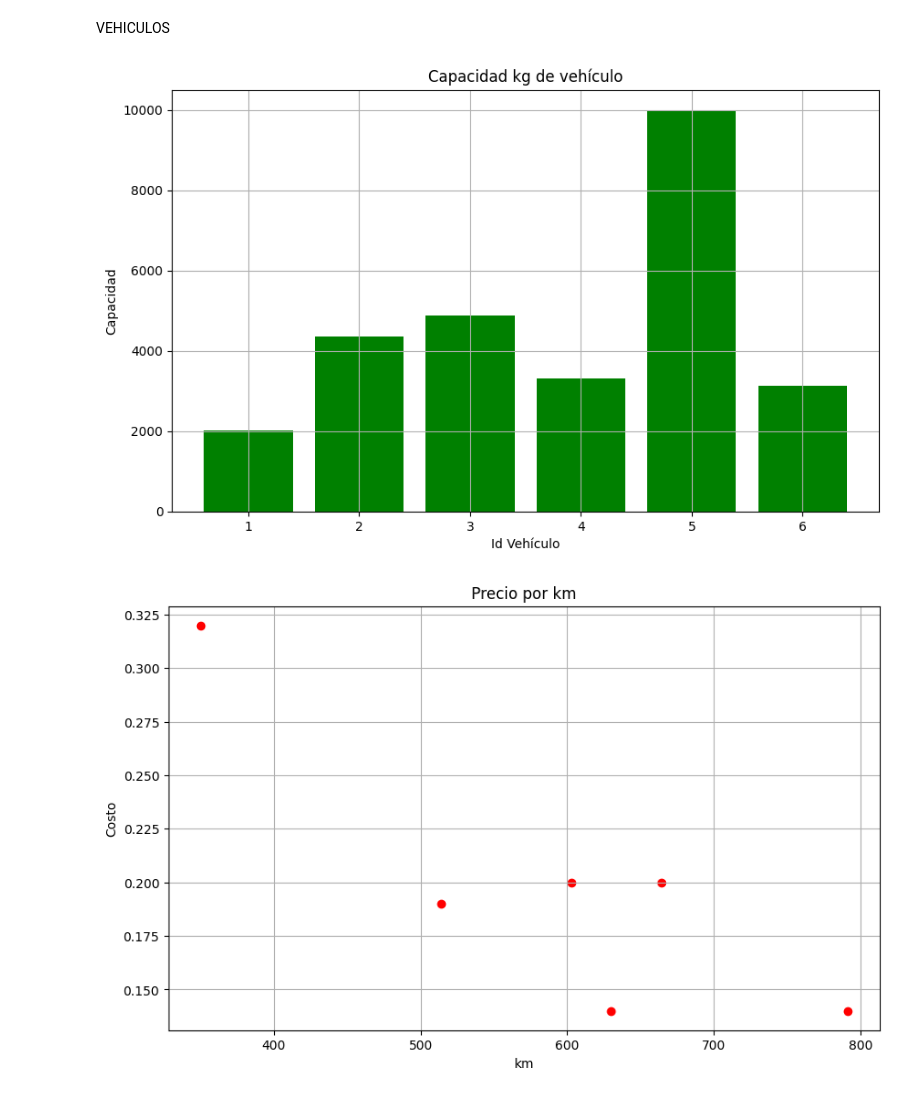
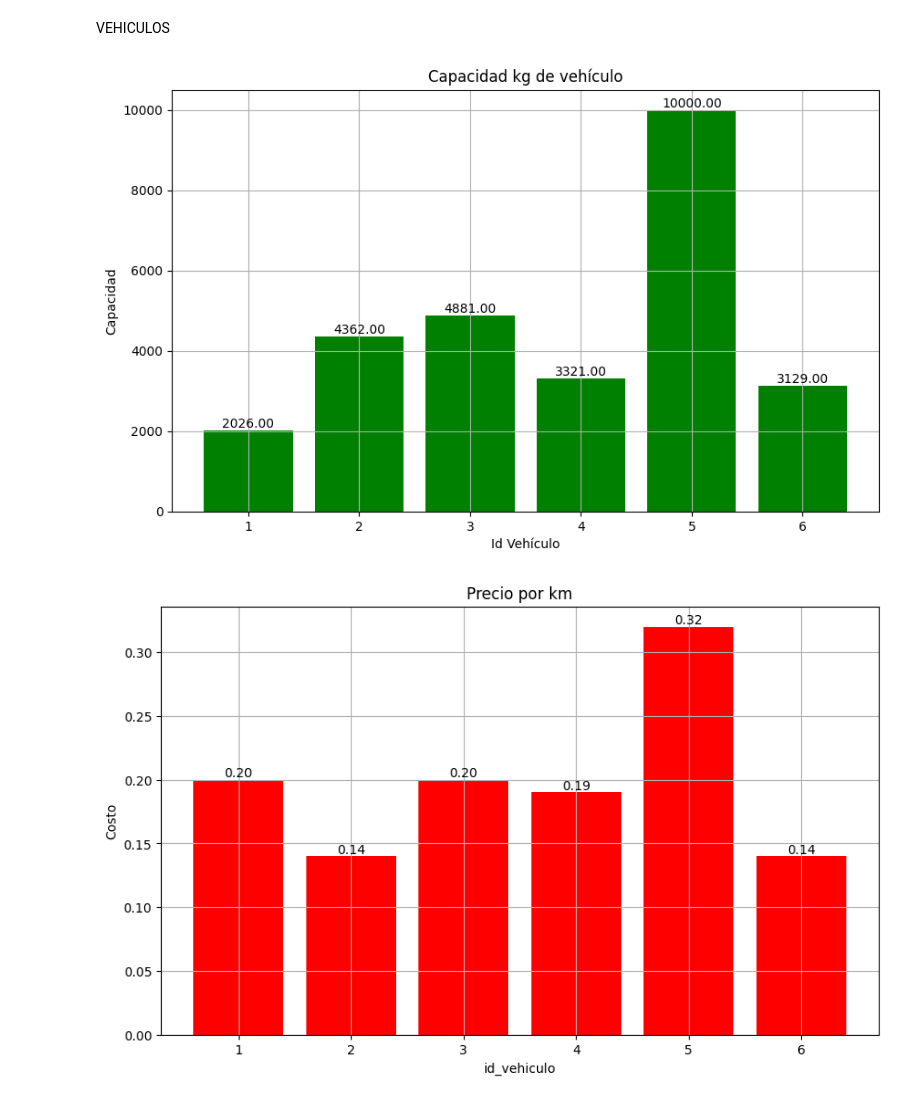
Before and after one commit to GamblerRunner/P1_MercanciasPerecederas, a Jupyter notebook: Notebooks/data_analyze/eda.ipynb, the cells around one changed output. Saved outputs shown, nothing was run; the diff lists cells and outputs as text; code cells hidden in the pictures.

```diff
--- a/Notebooks/data_analyze/eda.ipynb
+++ b/Notebooks/data_analyze/eda.ipynb
@@ -75,7 +75,18 @@ DEMANDA CLIENTES ACTUAL
 # %%
 # Crear el gráfico de barras
 plt.figure(figsize=(12, 6))
-plt.bar(df_orders["cliente"], df_orders["order_demand"], color="skyblue", edgecolor="black")
+bars = plt.bar(df_orders["cliente"], df_orders["order_demand"], color="skyblue", edgecolor="black")
+
+for bar in bars:
+    yval = bar.get_height()  # Altura de la barra
+    plt.text(
+        bar.get_x() + bar.get_width() / 2,  # Posición X
+        yval,  # Posición Y (altura de la barra)
+        f'{yval:.2f}',  # Texto a mostrar, formateado con 2 decimales
+        ha='center',  # Alineación horizontal centrada
+        va='bottom'   # Alineación vertical hacia abajo de la posición Y
+    )
+
 plt.title("Pedidos por cliente en diciembre de 2024", fontsize=14)
 plt.xlabel("Clientes", fontsize=12)
 plt.ylabel("Cantidad de Pedidos", fontsize=12)
@@ -88,7 +99,18 @@ plt.show()
 VEHICULOS
 # %%
 plt.figure(figsize=(10, 6))
-plt.bar(df_vehicle['vehiculo_id'], df_vehicle['capacidad_kg'], color='green')
+bars = plt.bar(df_vehicle['vehiculo_id'], df_vehicle['capacidad_kg'], color='green')
+
+for bar in bars:
+    yval = bar.get_height()  # Altura de la barra
+    plt.text(
+        bar.get_x() + bar.get_width() / 2,  # Posición X
+        yval,  # Posición Y (altura de la barra)
+        f'{yval:.2f}',  # Texto a mostrar, formateado con 2 decimales
+        ha='center',  # Alineación horizontal centrada
+        va='bottom'   # Alineación vertical hacia abajo de la posición Y
+    )
+
 plt.title('Capacidad kg de vehículo')
 plt.xlabel('Id Vehículo')
 plt.ylabel('Capacidad')
@@ -96,14 +118,24 @@ plt.xticks(df_vehicle['vehiculo_id'])
 plt.grid(True)
 plt.show()
 # %% [output]
-[figure, old version]
+[figure, new version]
 # %%
 plt.figure(figsize=(10, 6))
-plt.scatter(df_vehicle['autonomia_km'], df_vehicle['costo_km'], color='red')
+bars = plt.bar(df_vehicle['vehiculo_id'], df_vehicle['costo_km'], color='red')
+
+for bar in bars:
+    yval = bar.get_height()  # Altura de la barra
+    plt.text(
+        bar.get_x() + bar.get_width() / 2,  # Posición X
+        yval,  # Posición Y (altura de la barra)
+        f'{yval:.2f}',  # Texto a mostrar, formateado con 2 decimales
+        ha='center',  # Alineación horizontal centrada
+        va='bottom'   # Alineación vertical hacia abajo de la posición Y
+    )
 plt.title('Precio por km')
-plt.xlabel('km')
+plt.xlabel('id_vehiculo')
 plt.ylabel('Costo')
 plt.grid(True)
 plt.show()
 # %% [output]
-[figure, old version]
+[figure, new version]
```
Also changed, not shown: parts of 1 cell of this notebook, 2 other files.
